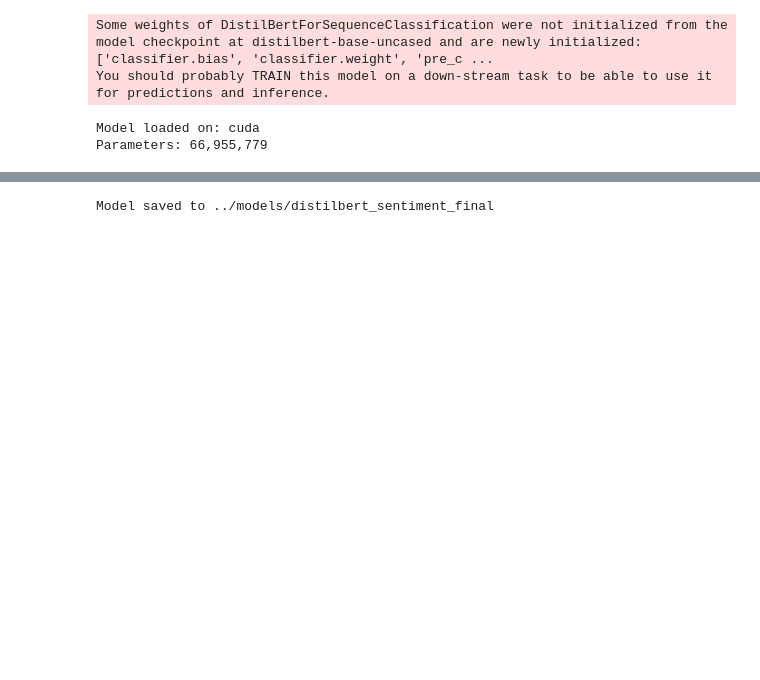
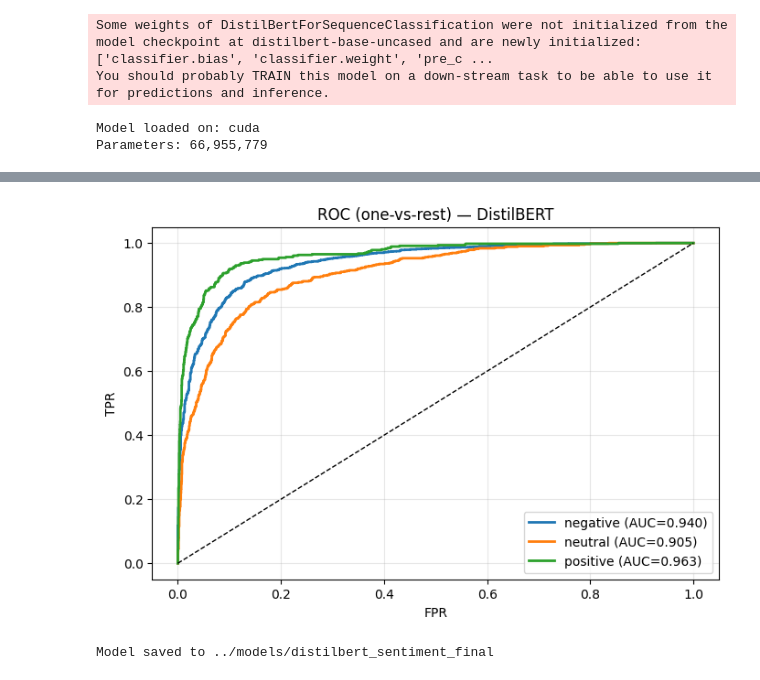
Before and after one commit to red-jen/AeroStream-Analytics, a Jupyter notebook: notebooks/02_transformer_finetuning.ipynb, the cells around one changed output, grey strips where cells are left out. Drawn from its saved outputs; the diff is of its cells as text; code cells hidden in the pictures; blank space fills up the shorter version.

```diff
--- a/notebooks/02_transformer_finetuning.ipynb
+++ b/notebooks/02_transformer_finetuning.ipynb
@@ -153,9 +132,6 @@ Training arguments configured!
 # %%
-# Cell 7 — Define Metrics
+# Cell 7 — Metrics (accuracy)
 def compute_metrics(eval_pred):
     logits, labels = eval_pred
-    predictions = np.argmax(logits, axis=-1)
-    accuracy = accuracy_score(labels, predictions)
-    return {"accuracy": accuracy}
-
-print("Metrics function ready!")
+    preds = np.argmax(logits, axis=-1)
+    return {"accuracy": accuracy_score(labels, preds)}
@@ -221,56 +176,30 @@ Confusion Matrix:
 # %%
-# Cell — ROC Curve & AUC Score for DistilBERT
+# Cell 10 — ROC Curve & AUC (simple)
 from sklearn.metrics import roc_curve, auc
 from sklearn.preprocessing import label_binarize
 import matplotlib.pyplot as plt
-import torch.nn.functional as F
 
-# Get probability predictions from model
-model.eval()
-all_probs = []
+# Use Trainer predictions (logits) -> probabilities
+pred = trainer.predict(test_tokenized)
+logits = pred.predictions
+exp = np.exp(logits - logits.max(axis=1, keepdims=True))
+y_proba = exp / exp.sum(axis=1, keepdims=True)
 
-with torch.no_grad():
-    for i in range(0, len(test_tokenized), 32):
-        batch = test_tokenized[i:i+32]
-        inputs = {
-            'input_ids': batch['input_ids'].to(device),
-            'attention_mask': batch['attention_mask'].to(device)
-        }
-        outputs = model(**inputs)
-        probs = F.softmax(outputs.logits, dim=-1)
-        all_probs.append(probs.cpu().numpy())
+y_true = pred.label_ids
 
-y_proba = np.concatenate(all_probs)
-y_true = np.array(test_tokenized['label'])
+y_test_bin = label_binarize(y_true, classes=[0, 1, 2])
+class_names = ["negative", "neutral", "positive"]
 
-# Binarize labels for multiclass ROC
-y_test_bin = label_binarize(y_true, classes=[0, 1, 2])
-n_classes = 3
-class_names = ['negative', 'neutral', 'positive']
-colors = ['#e74c3c', '#f39c12', '#2ecc71']
+plt.figure(figsize=(8, 5))
+for i, name in enumerate(class_names):
+    fpr, tpr, _ = roc_curve(y_test_bin[:, i], y_proba[:, i])
+    plt.plot(fpr, tpr, lw=2, label=f"{name} (AUC={auc(fpr,tpr):.3f})")
 
-# Plot ROC curve for each class
-plt.figure(figsize=(10, 6))
-
-for i in range(n_classes):
-    fpr, tpr, _ = roc_curve(y_test_bin[:, i], y_proba[:, i])
-    roc_auc = auc(fpr, tpr)
-    plt.plot(fpr, tpr, color=colors[i], lw=2,
-             label=f'{class_names[i]} (AUC = {roc_auc:.3f})')
-
-plt.plot([0, 1], [0, 1], 'k--', lw=1, label='Random (AUC = 0.5)')
-plt.xlim([0.0, 1.0])
-plt.ylim([0.0, 1.05])
-plt.xlabel('False Positive Rate')
-plt.ylabel('True Positive Rate')
-plt.title('ROC Curves - DistilBERT Sentiment Classification')
-plt.legend(loc='lower right')
+plt.plot([0, 1], [0, 1], "k--", lw=1)
+plt.xlabel("FPR")
+plt.ylabel("TPR")
+plt.title("ROC (one-vs-rest) — DistilBERT")
+plt.legend()
 plt.grid(alpha=0.3)
 plt.show()
-
-# Print AUC scores
-print("\n📊 AUC Scores (DistilBERT):")
-for i in range(n_classes):
-    fpr, tpr, _ = roc_curve(y_test_bin[:, i], y_proba[:, i])
-    roc_auc = auc(fpr, tpr)
-    print(f"  {class_names[i]:10}: {roc_auc:.4f}")
+# %% [output]
@@ -277,3 +207,4 @@ for i in range(n_classes):
+[figure, added]
 # %%
 # Cell 10 — Save Model
 import os
```
Also changed, not shown: parts of 11 cells of this notebook, 16 other files.
